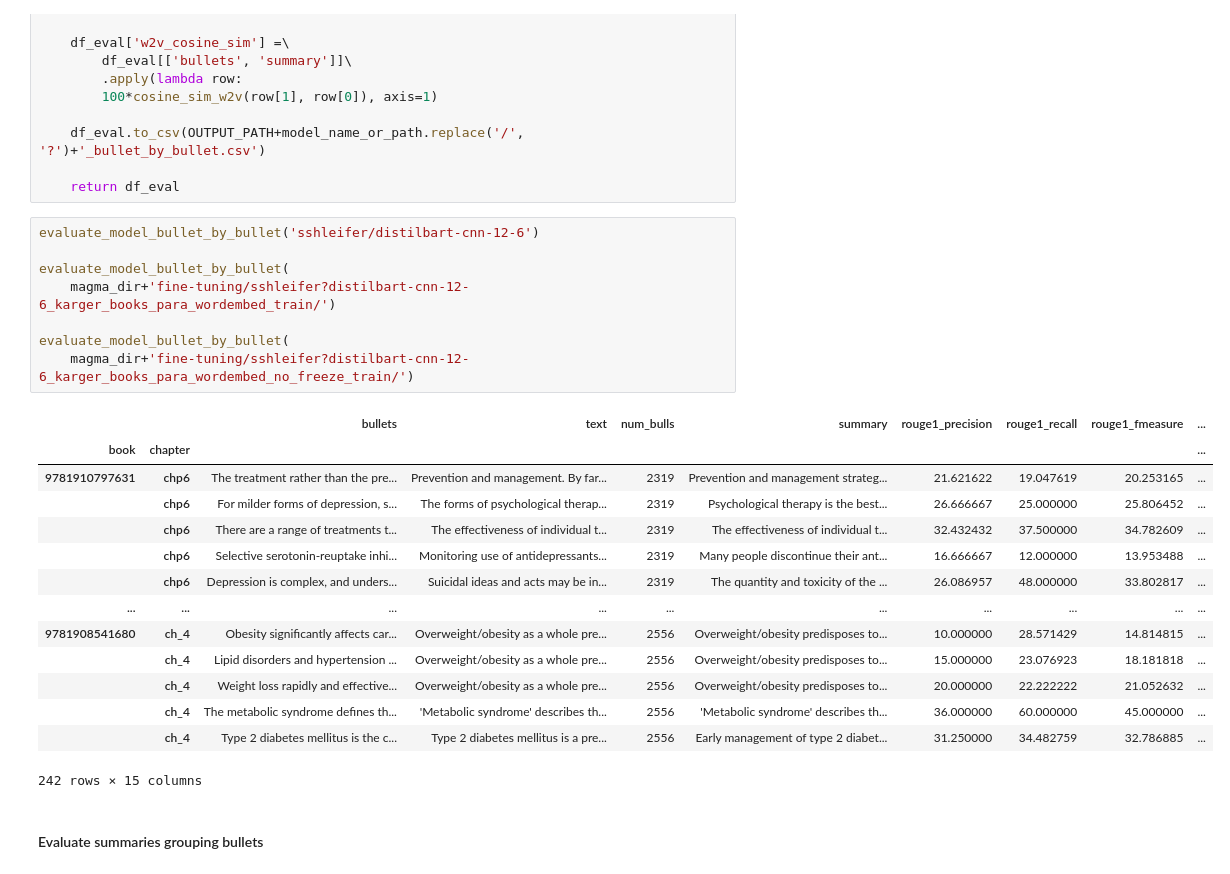
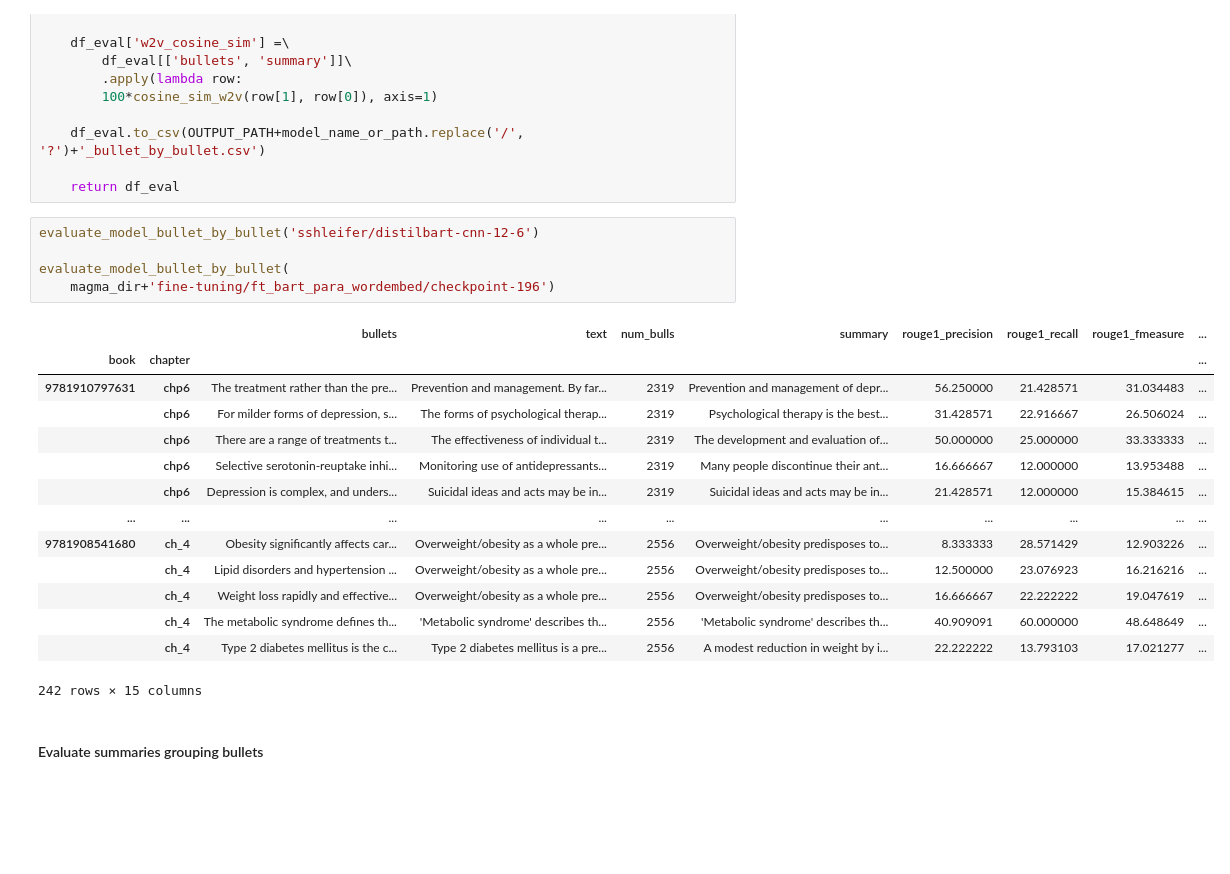
Before and after one commit to marcoabrate/transformers_magma_learning, a Jupyter notebook: summarization/assign_bullets_para_wordembed_BART.ipynb, the cells around one changed output. Saved outputs shown, nothing was run; the diff lists cells and outputs as text; blank space fills up the shorter version.

```diff
--- a/summarization/assign_bullets_para_wordembed_BART.ipynb
+++ b/summarization/assign_bullets_para_wordembed_BART.ipynb
@@ -475,25 +493,22 @@ def evaluate_model_bullet_by_bullet(model_name_or_path):
 # %%
 evaluate_model_bullet_by_bullet('sshleifer/distilbart-cnn-12-6')
 
 evaluate_model_bullet_by_bullet(
-    magma_dir+'fine-tuning/sshleifer?distilbart-cnn-12-6_karger_books_para_wordembed_train/')
-
-evaluate_model_bullet_by_bullet(
-    magma_dir+'fine-tuning/sshleifer?distilbart-cnn-12-6_karger_books_para_wordembed_no_freeze_train/')
+    magma_dir+'fine-tuning/ft_bart_para_wordembed/checkpoint-196')
 # %% [output]
 |  |  | bullets | text | num_bulls | summary | rouge1_precision | rouge1_recall | rouge1_fmeasure | ... |
 | book | chapter |  |  |  |  |  |  |  | ... |
-| 9781910797631 | chp6 | The treatment rather than the pre... | Prevention and management. By far... | 2319 | Prevention and management strateg... | 21.621622 | 19.047619 | 20.253165 | ... |
-|  | chp6 | For milder forms of depression, s... | The forms of psychological therap... | 2319 | Psychological therapy is the best... | 26.666667 | 25.000000 | 25.806452 | ... |
-|  | chp6 | There are a range of treatments t... | The effectiveness of individual t... | 2319 | The effectiveness of individual t... | 32.432432 | 37.500000 | 34.782609 | ... |
+| 9781910797631 | chp6 | The treatment rather than the pre... | Prevention and management. By far... | 2319 | Prevention and management of depr... | 56.250000 | 21.428571 | 31.034483 | ... |
+|  | chp6 | For milder forms of depression, s... | The forms of psychological therap... | 2319 | Psychological therapy is the best... | 31.428571 | 22.916667 | 26.506024 | ... |
+|  | chp6 | There are a range of treatments t... | The effectiveness of individual t... | 2319 | The development and evaluation of... | 50.000000 | 25.000000 | 33.333333 | ... |
 |  | chp6 | Selective serotonin-reuptake inhi... | Monitoring use of antidepressants... | 2319 | Many people discontinue their ant... | 16.666667 | 12.000000 | 13.953488 | ... |
-|  | chp6 | Depression is complex, and unders... | Suicidal ideas and acts may be in... | 2319 | The quantity and toxicity of the ... | 26.086957 | 48.000000 | 33.802817 | ... |
+|  | chp6 | Depression is complex, and unders... | Suicidal ideas and acts may be in... | 2319 | Suicidal ideas and acts may be in... | 21.428571 | 12.000000 | 15.384615 | ... |
 | ... | ... | ... | ... | ... | ... | ... | ... | ... | ... |
-| 9781908541680 | ch_4 | Obesity significantly affects car... | Overweight/obesity as a whole pre... | 2556 | Overweight/obesity predisposes to... | 10.000000 | 28.571429 | 14.814815 | ... |
-|  | ch_4 | Lipid disorders and hypertension ... | Overweight/obesity as a whole pre... | 2556 | Overweight/obesity predisposes to... | 15.000000 | 23.076923 | 18.181818 | ... |
-|  | ch_4 | Weight loss rapidly and effective... | Overweight/obesity as a whole pre... | 2556 | Overweight/obesity predisposes to... | 20.000000 | 22.222222 | 21.052632 | ... |
-|  | ch_4 | The metabolic syndrome defines th... | 'Metabolic syndrome' describes th... | 2556 | 'Metabolic syndrome' describes th... | 36.000000 | 60.000000 | 45.000000 | ... |
-|  | ch_4 | Type 2 diabetes mellitus is the c... | Type 2 diabetes mellitus is a pre... | 2556 | Early management of type 2 diabet... | 31.250000 | 34.482759 | 32.786885 | ... |
+| 9781908541680 | ch_4 | Obesity significantly affects car... | Overweight/obesity as a whole pre... | 2556 | Overweight/obesity predisposes to... | 8.333333 | 28.571429 | 12.903226 | ... |
+|  | ch_4 | Lipid disorders and hypertension ... | Overweight/obesity as a whole pre... | 2556 | Overweight/obesity predisposes to... | 12.500000 | 23.076923 | 16.216216 | ... |
+|  | ch_4 | Weight loss rapidly and effective... | Overweight/obesity as a whole pre... | 2556 | Overweight/obesity predisposes to... | 16.666667 | 22.222222 | 19.047619 | ... |
+|  | ch_4 | The metabolic syndrome defines th... | 'Metabolic syndrome' describes th... | 2556 | 'Metabolic syndrome' describes th... | 40.909091 | 60.000000 | 48.648649 | ... |
+|  | ch_4 | Type 2 diabetes mellitus is the c... | Type 2 diabetes mellitus is a pre... | 2556 | A modest reduction in weight by i... | 22.222222 | 13.793103 | 17.021277 | ... |
 242 rows × 15 columns
 # %% [markdown]
 #### Evaluate summaries grouping bullets
```
Also changed, not shown: parts of 17 cells of this notebook, 19 other files.
